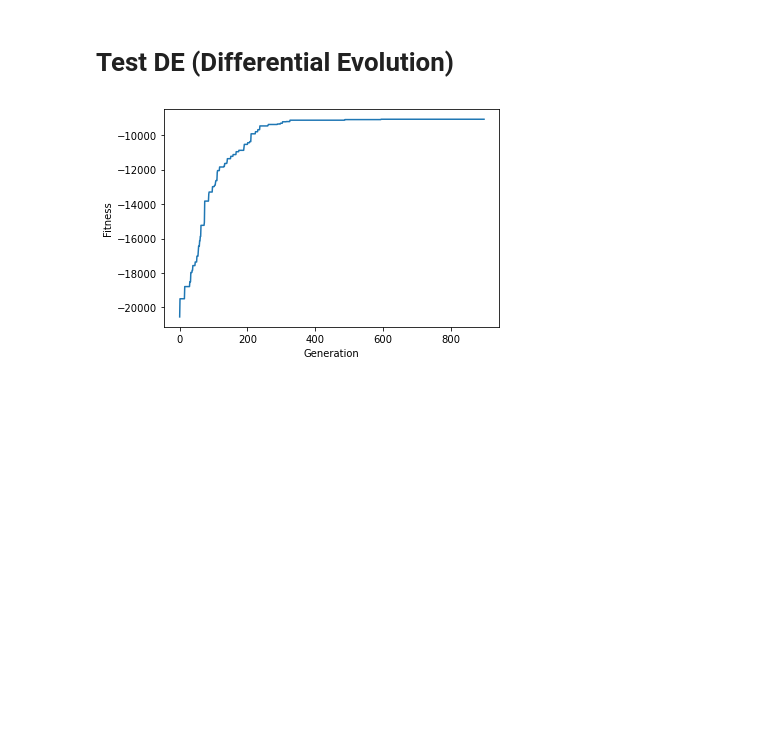
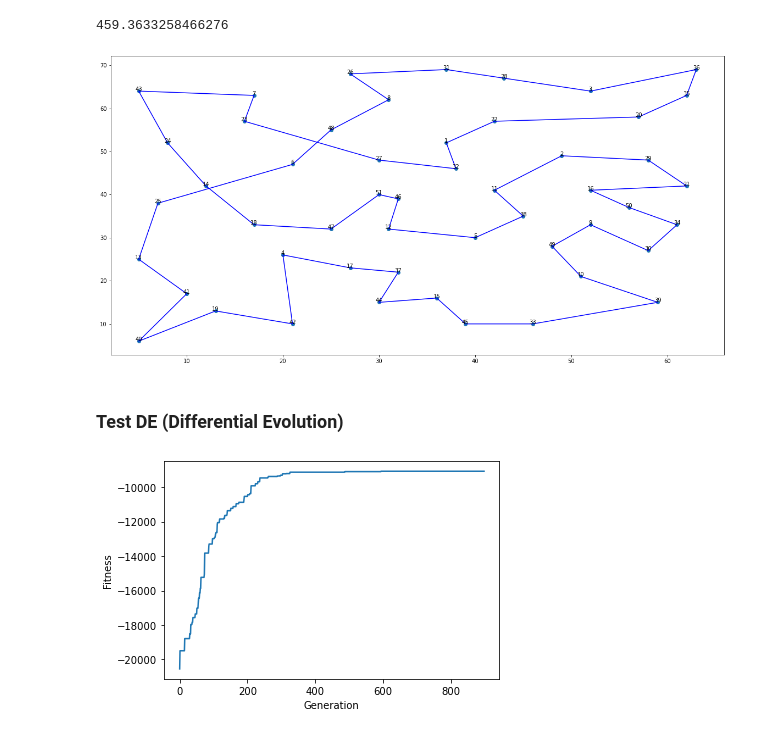
Before and after one commit to nrhevu/evolutionary-computing, a Jupyter notebook: test.ipynb, the cells around one changed output. Saved outputs shown, nothing was run; the diff lists cells and outputs as text; code cells hidden in the pictures; blank space fills up the shorter version.

```diff
--- a/test.ipynb
+++ b/test.ipynb
@@ -18,5 +28,11 @@ tasks.append(Knapsack("data/knapsack50.txt", representation))
+# %%
+print(tasks[2].compute_distance(population.individuals[0]))
+tasks[2].plot_route(population.individuals[2])
+# %% [output]
+459.3633258466276
+[figure, added]
 # %% [markdown]
-# Test DE (Differential Evolution)
+### Test DE (Differential Evolution)
 # %%
 population = Population(400, tasks[0], representation)
 population.init_pop()
```
Also changed, not shown: parts of 6 cells of this notebook, 3 other files.
